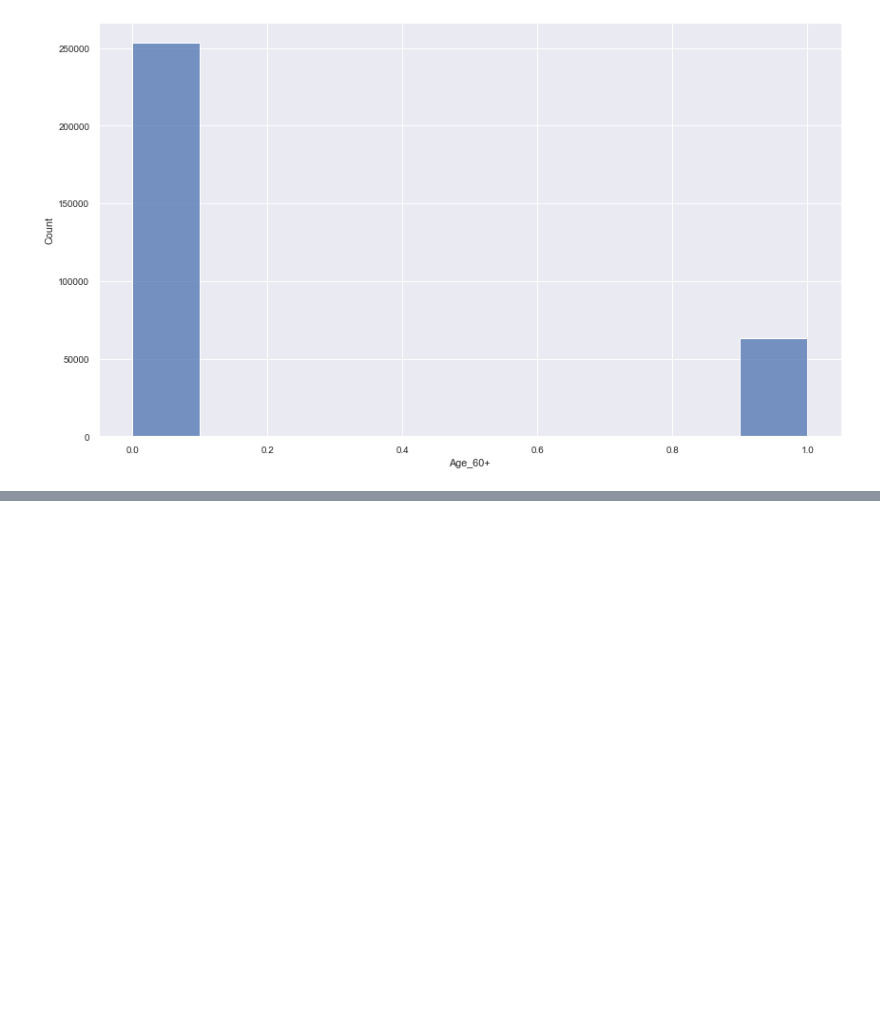
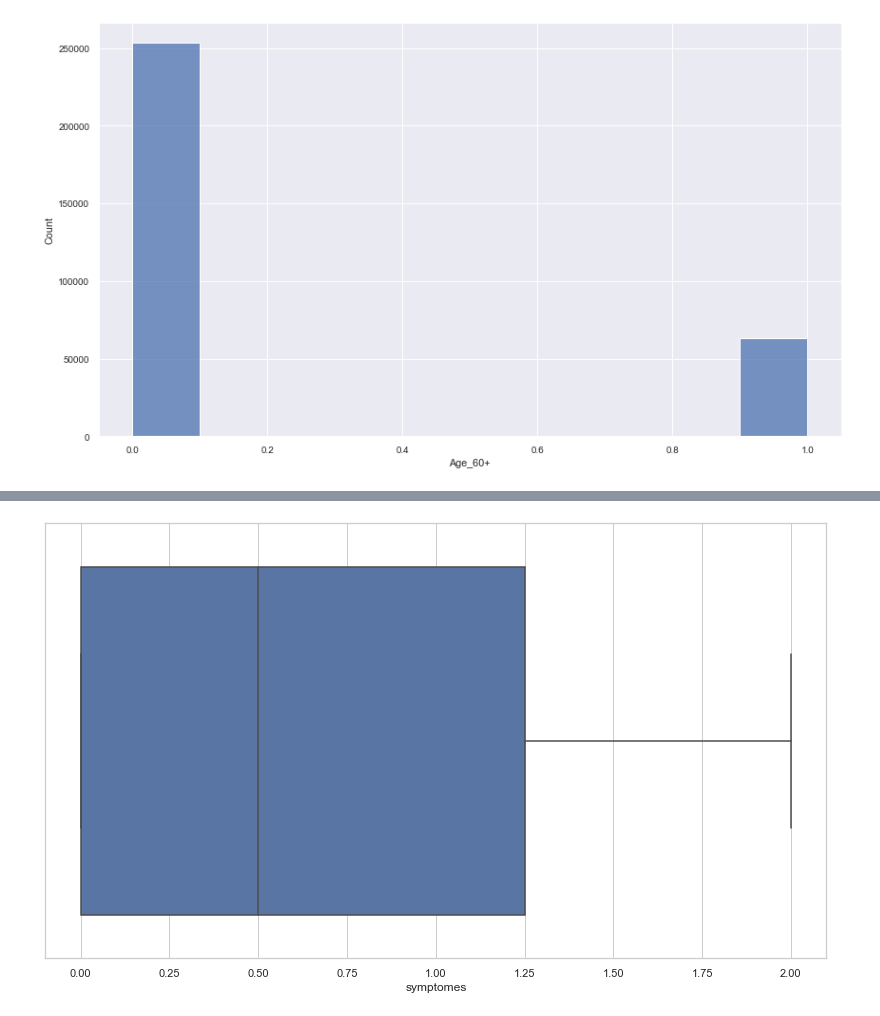
Before and after one commit to kashimmirza/cseproject, a Jupyter notebook: covid19_symtomps.ipynb, the cells around one changed output, grey strips where cells are left out. Saved outputs shown, nothing was run; the diff lists cells and outputs as text; code cells hidden in the pictures; blank space fills up the shorter version.

```diff
--- a/covid19_symtomps.ipynb
+++ b/covid19_symtomps.ipynb
@@ -116,0 +168,5 @@ plt.plot(df['Fever']);
+# %%
+sns.set_theme(style='whitegrid')
+ax=sns.boxplot(x=x1['symptomes'])
+# %% [output]
+[figure, added]
```
Also changed, not shown: parts of 30 cells of this notebook.
